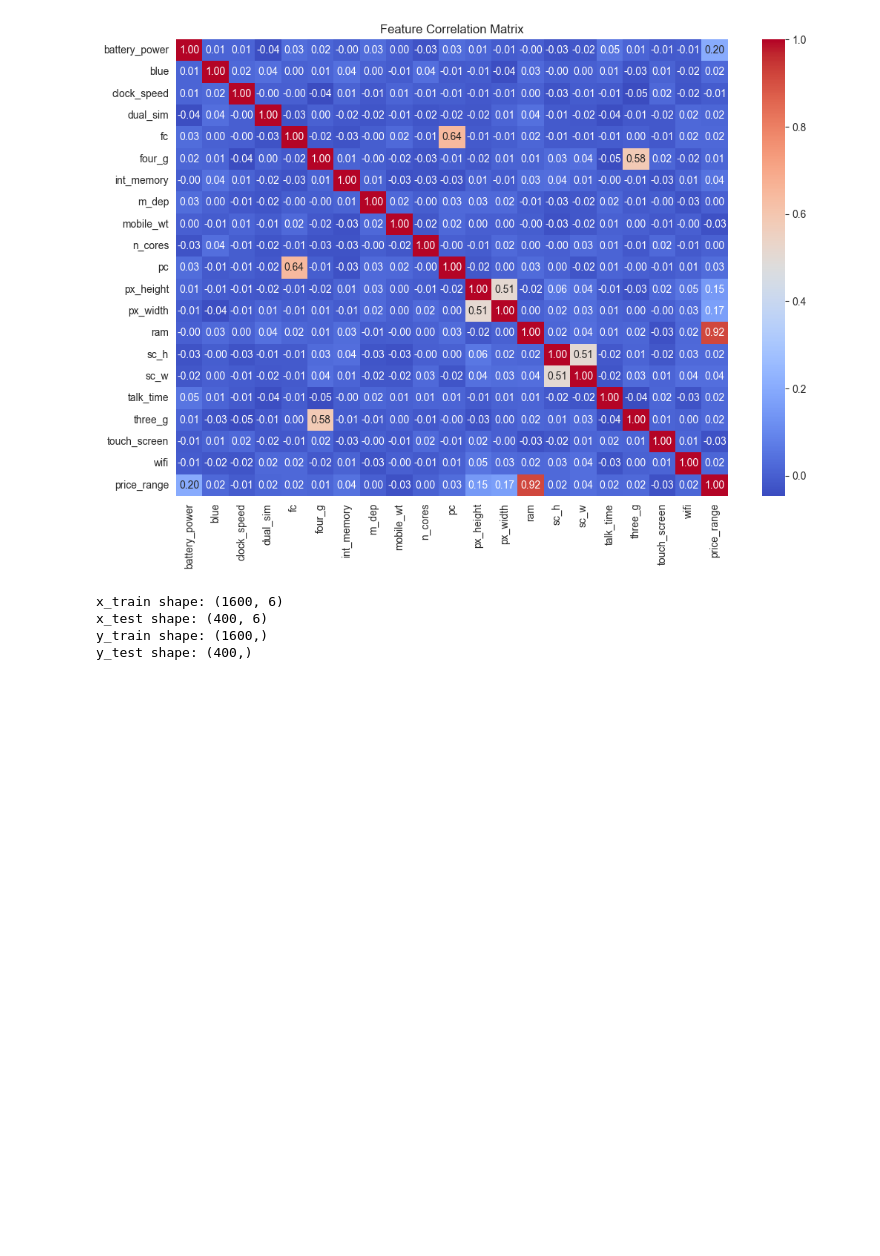
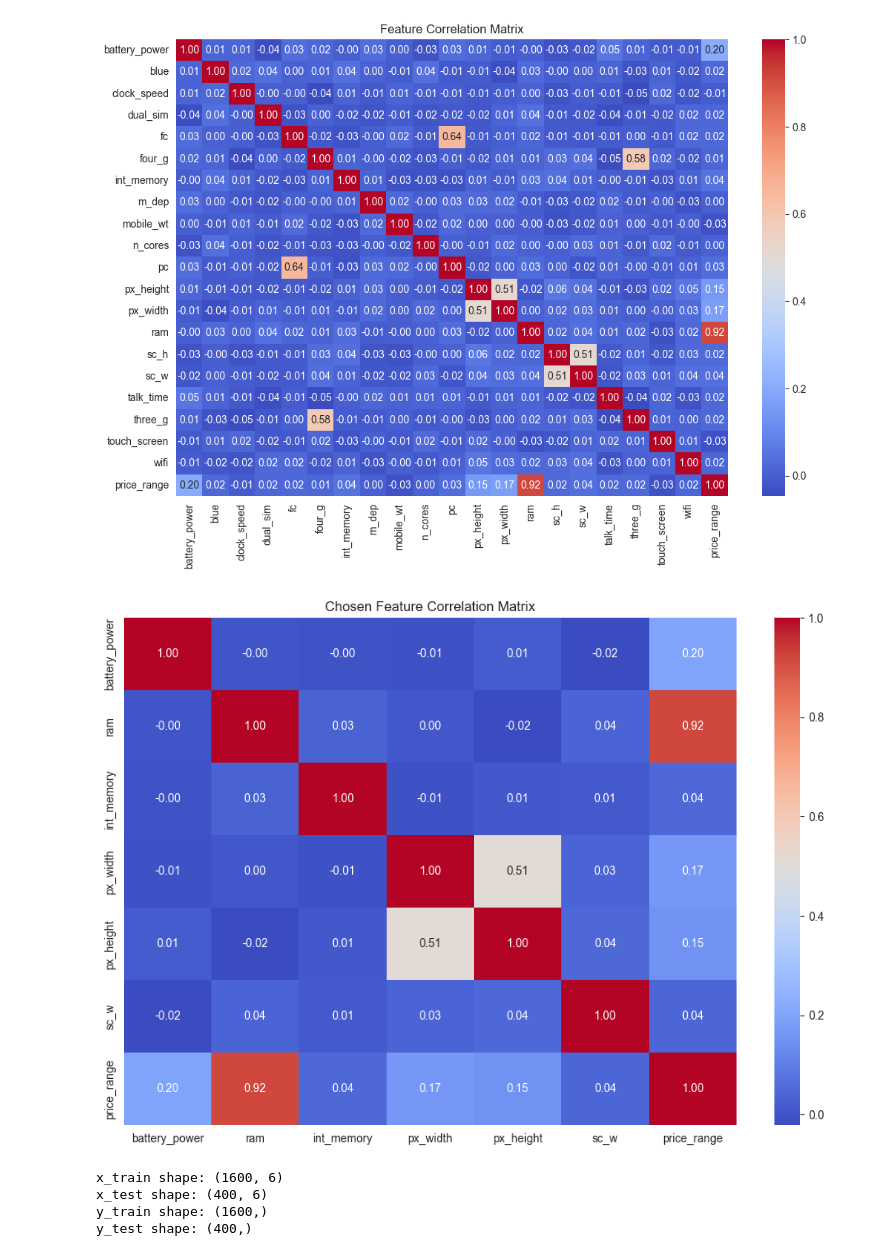
Before and after one commit to M-Byte480/cs4287-NNC-Multi-Layer-Perceptron-Phone-Price-Classifier, a Jupyter notebook: CS4287-Prj1-21308128-21331308.ipynb, the cells around one changed output. Saved outputs shown, nothing was run; the diff lists cells and outputs as text; code cells hidden in the pictures; blank space fills up the shorter version.

Commit message:
Specific features correlation matrix

```diff
--- a/CS4287-Prj1-21308128-21331308.ipynb
+++ b/CS4287-Prj1-21308128-21331308.ipynb
@@ -62,6 +61,16 @@ plt.title('Feature Correlation Matrix')
 plt.show()
 # %% [output]
 [figure]
+# %%
+key_features = data[['battery_power', 'ram', 'int_memory', 'px_width', 'px_height', 'sc_w', 'price_range']]
+
+corr_matrix = key_features.corr()
+plt.figure(figsize=(12, 8))
+sns.heatmap(corr_matrix, annot=True, cmap='coolwarm', fmt='.2f')
+plt.title('Chosen Feature Correlation Matrix')
+plt.show()
+# %% [output]
+[figure, added]
 # %%
 #Seperate features and target(prediction variable)
 X = data[['battery_power', 'ram', 'int_memory', 'px_width', 'px_height', 'sc_w']]#Features
```
Also changed, not shown: parts of 2 cells of this notebook.
